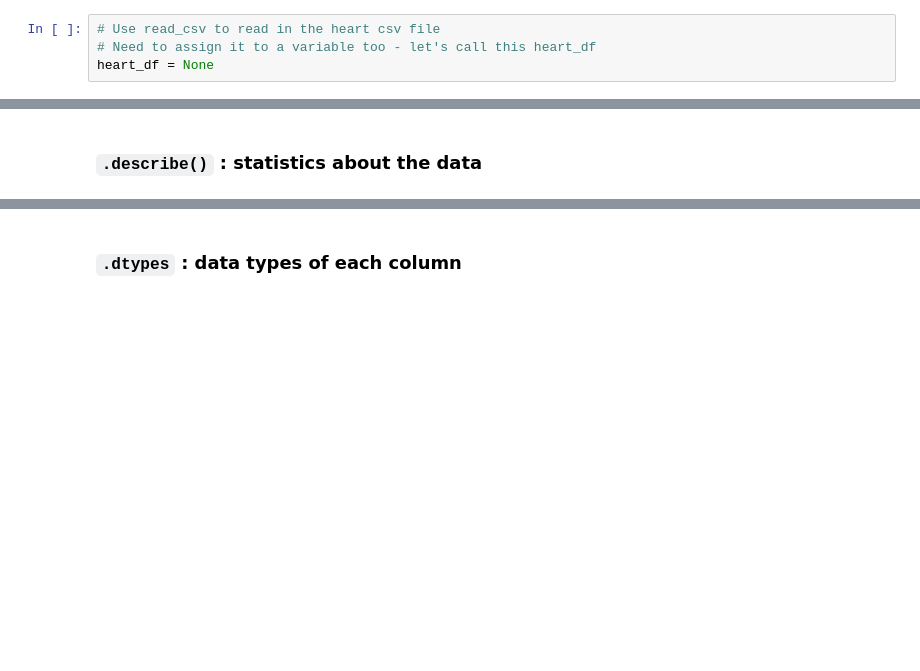
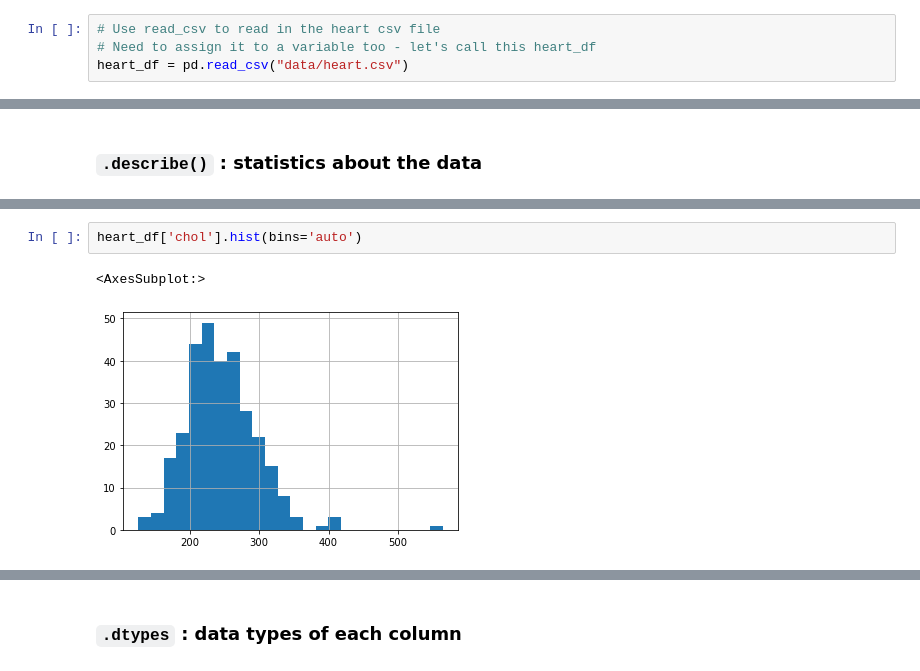
Before and after one commit to rbdaly16/NATL-DS-Live-062623, a Jupyter notebook: Phase1/Lectures/09-PandasDataframes.ipynb, the cells around one changed output, grey strips where cells are left out. Drawn from its saved outputs; the diff is of its cells as text; blank space fills up the shorter version.

```diff
--- a/Phase1/Lectures/09-PandasDataframes.ipynb
+++ b/Phase1/Lectures/09-PandasDataframes.ipynb
@@ -31,7 +31,7 @@ Most of the time, we'll see CSVs - so let's access a 'toy' data set quickly just
 # %%
 # Use read_csv to read in the heart csv file
 # Need to assign it to a variable too - let's call this heart_df
-heart_df = None
+heart_df = pd.read_csv("data/heart.csv")
 # %% [markdown]
 Find out more about this dataset [here](https://archive.ics.uci.edu/ml/datasets/Statlog+%28Heart%29).
 # %% [markdown]
@@ -93,0 +307,5 @@ None
+# %%
+heart_df['chol'].hist(bins='auto')
+# %% [output]
+<AxesSubplot:>
+[figure, added]
```
Also changed, not shown: parts of 81 cells of this notebook.
